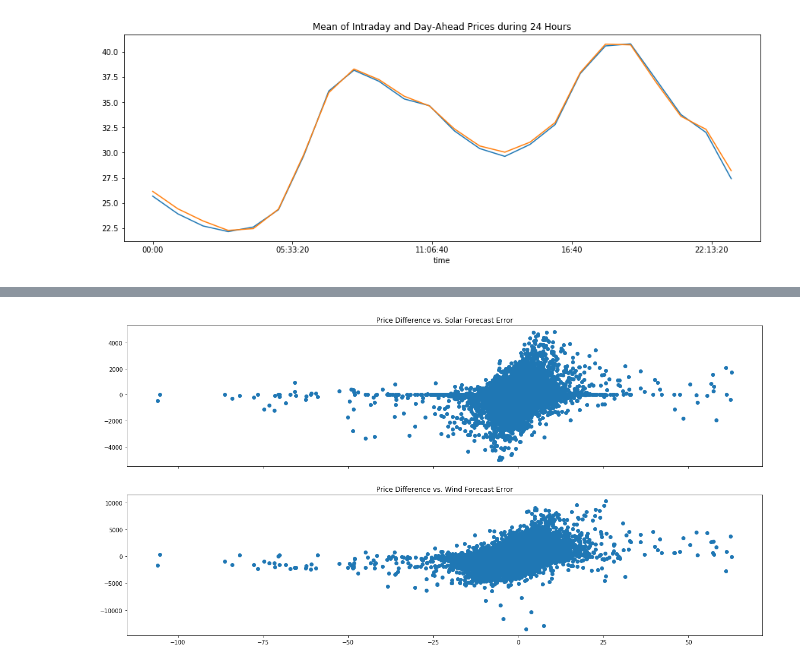
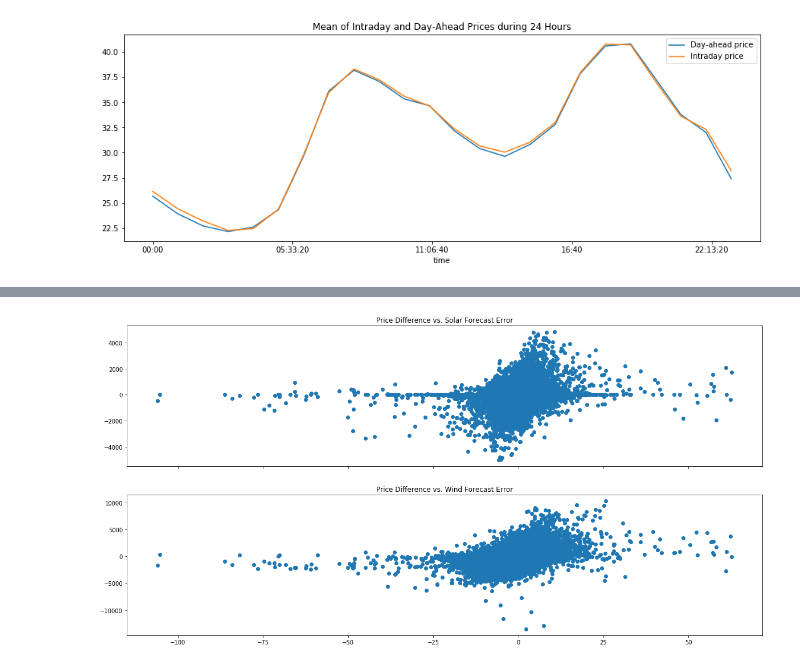
Before and after one commit to mauricepohl/pandas, a Jupyter notebook: 03_modeling/Modeling - Playground Maurice.ipynb, the cells around one changed output, grey strips where cells are left out. Saved outputs shown, nothing was run; the diff lists cells and outputs as text; code cells hidden in the pictures.

Commit message:
further exploration of data

```diff
--- a/03_modeling/Modeling - Playground Maurice.ipynb
+++ b/03_modeling/Modeling - Playground Maurice.ipynb
@@ -66,19 +68,14 @@ df_clean.head()
 # %%
 plot_data = df_clean.groupby(["hour"])["day_ahead_price", "intraday_price", "price_diff",
                                        "solar_generation_forecast", "solar_generation_actual",
                                        "solar_forecast_error", "wind_generation_forecast",
                                        "wind_generation_actual", "wind_forecast_error"].mean()
-plot_data = pd.DataFrame(plot_data)
-#plot_data = pd.Series(plot_data["day_ahead_price"].values, index=plot_data.index)
-
-times = [datetime.datetime.strptime(str(i), '%H') for i in range(24)]
 
 fig, ax = plt.subplots(1, 1, figsize=(15, 5))
 
 ax.plot(plot_data.index, plot_data["day_ahead_price"].values,
         plot_data.index, plot_data["intraday_price"].values)
 ax.set_title("Mean of Intraday and Day-Ahead Prices during 24 Hours")
-
-plt.show;
+ax.legend(["Day-ahead price", "Intraday price"]);
 # %% [output]
-[figure, old version]
+[figure, new version]
```
Also changed, not shown: parts of 8 cells of this notebook.
